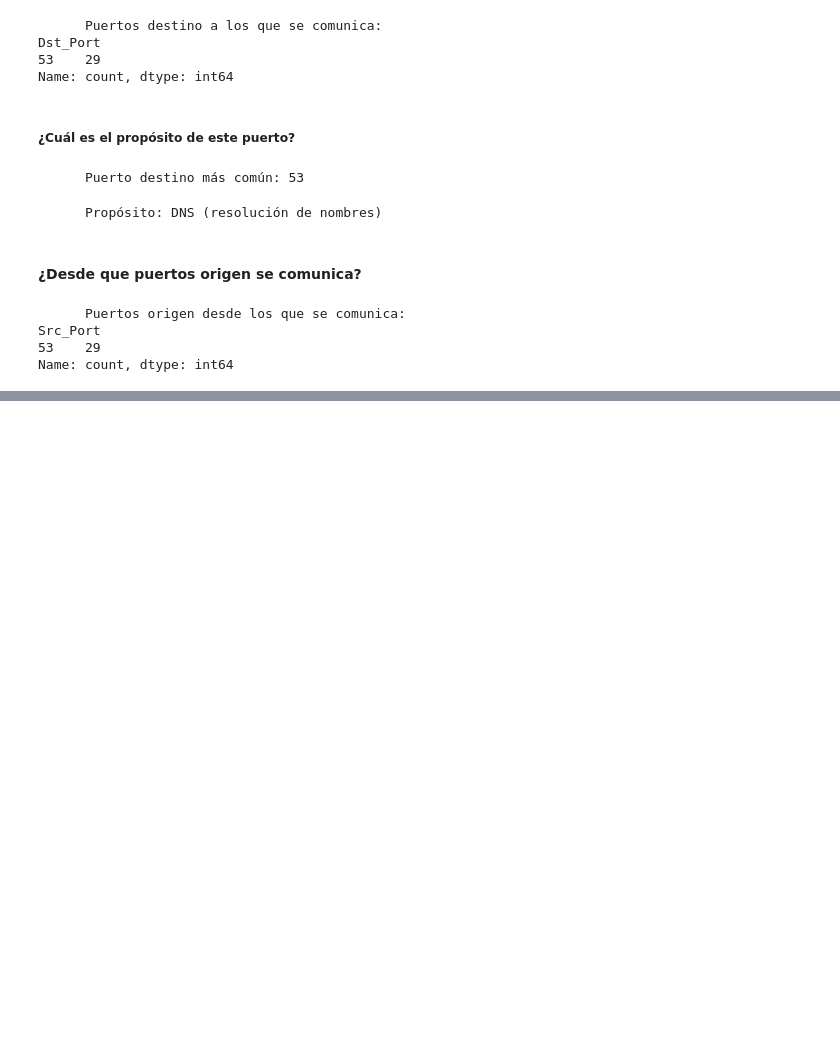
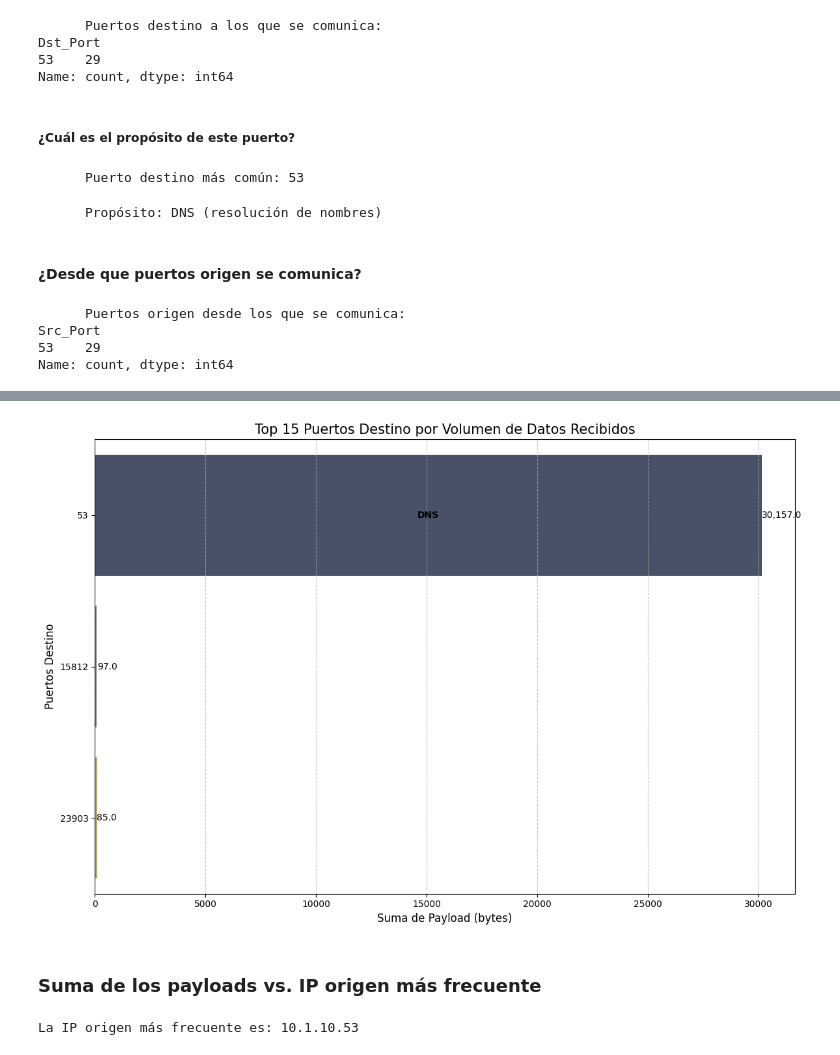
Before and after one commit to FerEsq/SDS-Lab-06, a Jupyter notebook: lab6.ipynb, the cells around one changed output, grey strips where cells are left out. Cells and saved outputs as stored; diff of their text form; code cells hidden in the pictures; blank space fills up the shorter version.

```diff
--- a/lab6.ipynb
+++ b/lab6.ipynb
@@ -203,0 +334,64 @@ Name: count, dtype: int64
+# %%
+#Agrupar por puerto destino y sumar los payloads
+df_puertos = df.dropna(subset=['Dst_Port'])
+df_puertos['Dst_Port'] = df_puertos['Dst_Port'].astype(int)  # Convertir a entero
+
+puerto_destino_payload = df_puertos.groupby('Dst_Port')['Payload'].sum().sort_values(ascending=False)
+#Tomar los 15 puertos con mayor volumen para mejor visualización
+top_puertos_destino = puerto_destino_payload.head(15)
+# %%
+plt.figure(figsize=(12, 8))
+ax = sns.barplot(x=top_puertos_destino.values, y=top_puertos_destino.index, orient='h', palette='cividis')
+plt.title('Top 15 Puertos Destino por Volumen de Datos Recibidos', fontsize=15)
+plt.xlabel('Suma de Payload (bytes)', fontsize=12)
+plt.ylabel('Puertos Destino', fontsize=12)
+plt.grid(axis='x', linestyle='--', alpha=0.7)
+
+# Añadir etiquetas de valor en las barras y nombres de servicios comunes
+service_names = {
+    80: 'HTTP',
+    443: 'HTTPS',
+    53: 'DNS',
+    22: 'SSH',
+    21: 'FTP',
+    25: 'SMTP',
+    110: 'POP3',
+    143: 'IMAP',
+    3389: 'RDP',
+    3306: 'MySQL',
+    1433: 'SQL Server',
+    8080: 'HTTP Alt',
+    23: 'Telnet',
+    20: 'FTP Data',
+    445: 'SMB'
+}
+
+for i, v in enumerate(top_puertos_destino.values):
+    ax.text(v + 0.1, i, f"{v:,}", va='center')
+
+    # Añadir nombre del servicio si está en nuestro diccionario
+    puerto = top_puertos_destino.index[i]
+    if puerto in service_names:
+        ax.text(v/2, i, service_names[puerto], va='center', ha='center',
+                color='black', fontweight='bold')
+
+plt.tight_layout()
+plt.savefig('graphs/grafica_puerto_destino_payload.png')
+plt.show()
+# %% [output]
+[figure, added]
+# %% [markdown]
+### Suma de los payloads vs. IP origen más frecuente
+# %%
+#Identificar la IP origen más frecuente
+ip_mas_frecuente = df['Src_Address'].value_counts().idxmax()
+print(f"La IP origen más frecuente es: {ip_mas_frecuente}")
+
+#Filtrar dataframe para esa IP
+df_ip_frecuente = df[df['Src_Address'] == ip_mas_frecuente].copy()
+
+#Agrupar por hora para ver la evolución temporal
+df_ip_frecuente['Hora'] = df_ip_frecuente['Datetime'].dt.floor('H')
+trafico_por_hora = df_ip_frecuente.groupby('Hora')['Payload'].sum()
+# %% [output]
+La IP origen más frecuente es: 10.1.10.53
```
Also changed, not shown: parts of 17 cells of this notebook, 5 other files.
